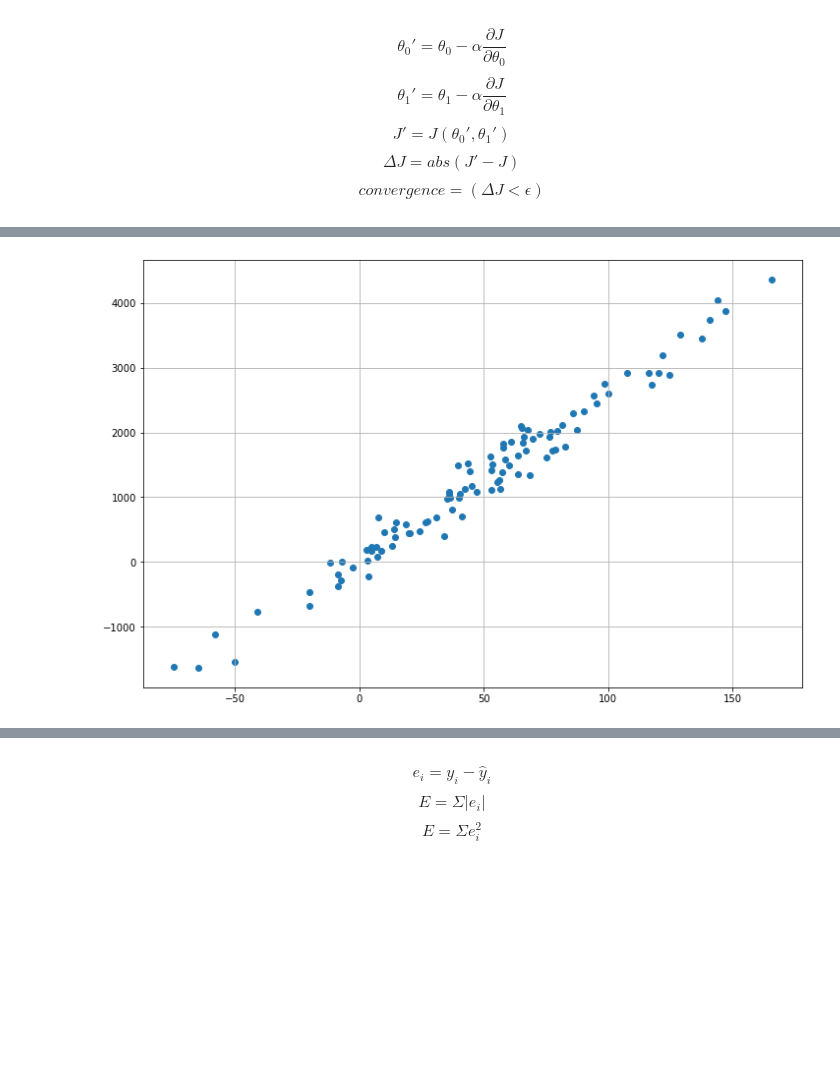
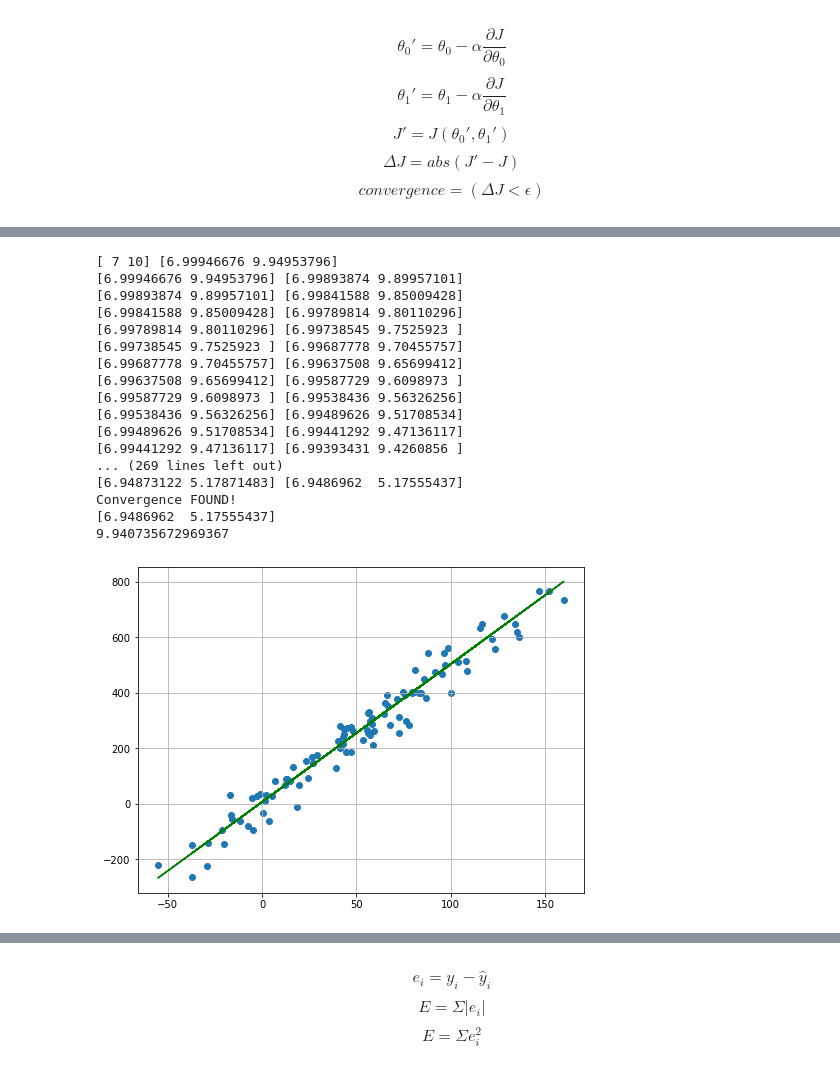
Before and after one commit to PacoRodriguezLozano/python_algebra_DS, a Jupyter notebook: Implementing_Linear_Regression_with_Python.ipynb, the cells around one changed output, grey strips where cells are left out. Saved outputs shown, nothing was run; the diff lists cells and outputs as text; code cells hidden in the pictures; blank space fills up the shorter version.

```diff
--- a/Implementing_Linear_Regression_with_Python.ipynb
+++ b/Implementing_Linear_Regression_with_Python.ipynb
@@ -86,23 +82,80 @@ Using your own python implementation, using numpy and scipy tools (**not scipy!*
+# %%
+max_iter = 10000
+eps = 10
+alpha = 0.000001
+
+th0 = 7
+th1 = 10
+th = np.array([th0, th1])
+
+m = len(X)
+
+for i in range(max_iter):
+
+    partial0 = 2/m * np.sum(th[0] + th[1] * X -y)
+    partial1 = 2/m * np.sum((th[0] + th[1] * X -y) * X)
+    partgrad = np.array([partial0, partial1])
+
+    J = np.sum(((th[0] + th[1] * X)-y)**2)/m
+
+    th0_ = th[0] - alpha * partgrad[0]
+    th1_ = th[1] - alpha * partgrad[1]
+    th_ = np.array([th0_, th1_])
+
+    J_ = np.sum(((th_[0] + th_[1] * X)-y)**2)/m
+
+    deltaJ = np.abs(J_- J)
+
+    print(th, th_)
+    #print(partgrad)
+    #print(J, J_)
+
+    J = J_
+    th = th_
+
+    if deltaJ < eps:
+        print("Convergence FOUND!")
+        print(th)
+        print(deltaJ)
+        break
+# %% [output]
+[ 7 10] [6.99946676 9.94953796]
+[6.99946676 9.94953796] [6.99893874 9.89957101]
+[6.99893874 9.89957101] [6.99841588 9.85009428]
+[6.99841588 9.85009428] [6.99789814 9.80110296]
+[6.99789814 9.80110296] [6.99738545 9.7525923 ]
+[6.99738545 9.7525923 ] [6.99687778 9.70455757]
+[6.99687778 9.70455757] [6.99637508 9.65699412]
+[6.99637508 9.65699412] [6.99587729 9.6098973 ]
+[6.99587729 9.6098973 ] [6.99538436 9.56326256]
+[6.99538436 9.56326256] [6.99489626 9.51708534]
+[6.99489626 9.51708534] [6.99441292 9.47136117]
+[6.99441292 9.47136117] [6.99393431 9.4260856 ]
+... (269 lines left out)
+[6.94873122 5.17871483] [6.9486962  5.17555437]
+Convergence FOUND!
+[6.9486962  5.17555437]
+9.940735672969367
 # %%
 import scipy.io as scio
 import numpy as np
 import matplotlib.pyplot as plt
 %matplotlib inline
 
 
-theta_0 = 26
-theta_1 = 26
+theta_0 = 2
+theta_1 = 5
 
 
 X = (np.random.randn(100) + 1) * 50
 #X=np.linspace(-50,150,100)
-jitter = 200 * np.random.randn(100)
-y = th0 + th1 * X + jitter
+jitter = 50 * np.random.randn(100)
+y = theta_0 + theta_1 * X + jitter
 
 
-fig, ax = plt.subplots(figsize=(12,8))
-#ax.plot(X,5*X,'g-')
+fig, ax = plt.subplots(figsize=(8,6))
+ax.plot(X,th[1]*X+th[0],'g-')
 ax.scatter(X, y)
 ax.grid(True)
 # %% [output]
-[figure, old version]
+[figure, new version]
```
Also changed, not shown: parts of 16 cells of this notebook.
